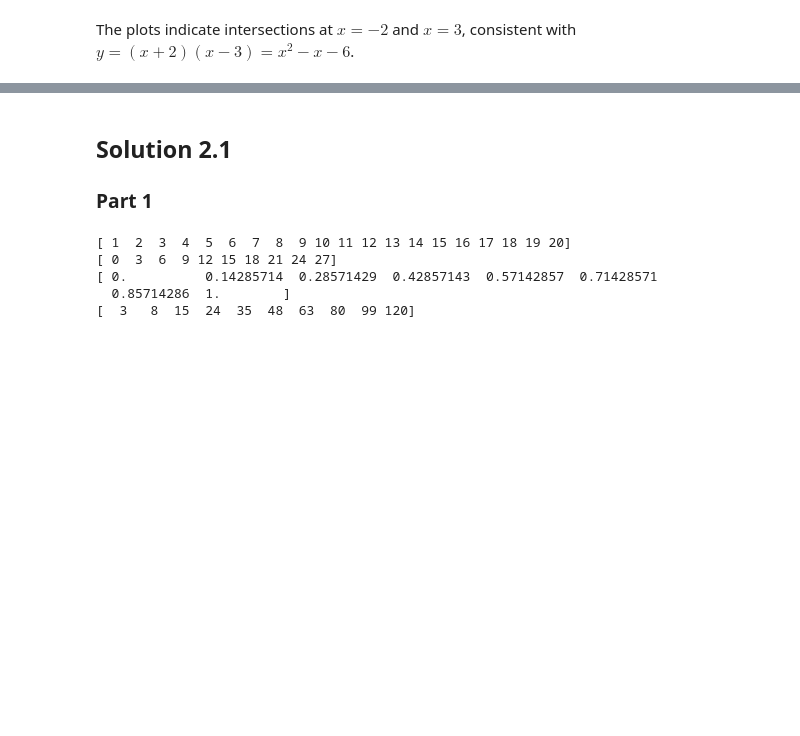
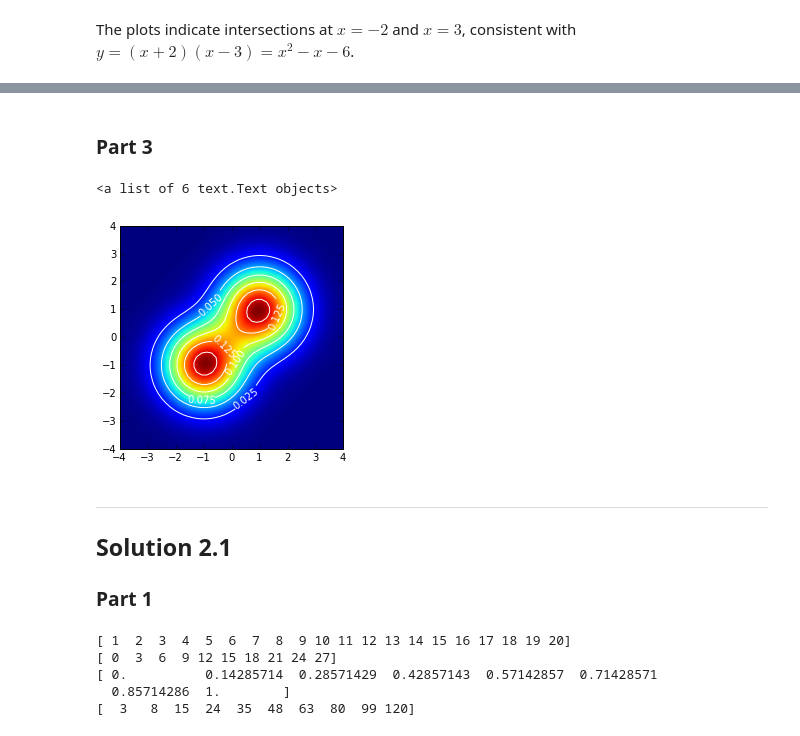
Before and after one commit to cedadev/ceda_training_mod5, a Jupyter notebook: 06-Exercises.ipynb, the cells around one changed output, grey strips where cells are left out. Cells and saved outputs as stored; diff of their text form; code cells hidden in the pictures; blank space fills up the shorter version.

```diff
--- a/06-Exercises.ipynb
+++ b/06-Exercises.ipynb
@@ -244,4 +264,20 @@ The plots indicate intersections at $x=-2$ and $x=3$, consistent with $y = (x +
+# %% [markdown]
+### Part 3
+# %%
+fig, ax = plt.subplots()
+
+Z_vflip = Z[:,::-1]
+ax.imshow(Z_vflip, extent=[x[0], x[-1], x[0], x[-1]])
+
+X, Y = np.meshgrid(x, x)
+p = ax.contour(X, Y, Z, colors='w')
+ax.clabel(p)
+# %% [output]
+<a list of 6 text.Text objects>
+[figure, added]
 # %% [markdown]
+<hr/>
+
 ## Solution 2.1
 
 ### Part 1
```
Also changed, not shown: parts of 13 cells of this notebook.
